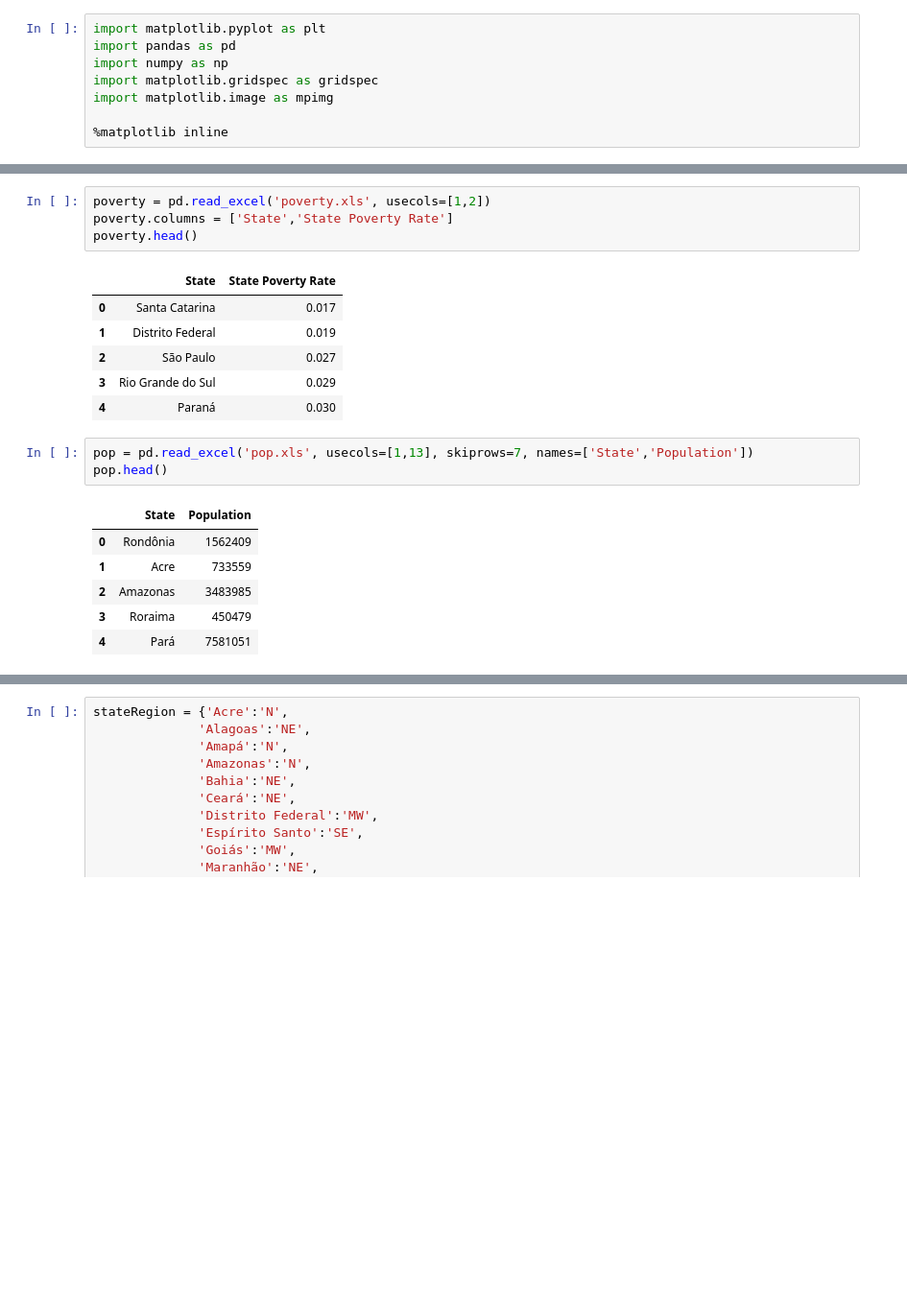
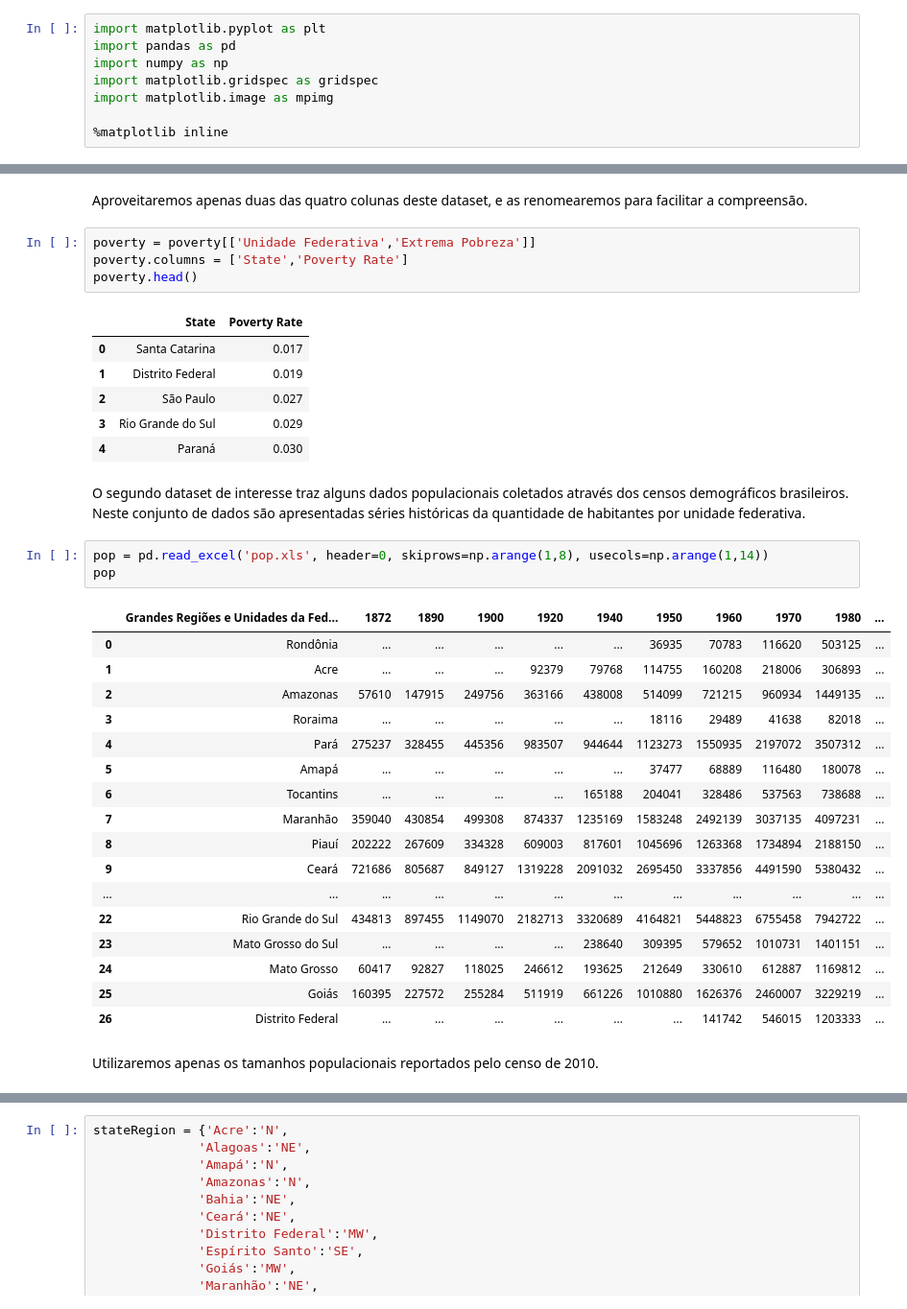
Before and after one commit to vitorp4/Data-Science, a Jupyter notebook: Visualização (Economia)/Visualização (Economia).ipynb, the cells around one changed output, grey strips where cells are left out. Shown at 96% size. Cells and saved outputs as stored; diff of their text form; blank space fills up the shorter version.

```diff
--- a/Visualização (Economia)/Visualização (Economia).ipynb
+++ b/Visualização (Economia)/Visualização (Economia).ipynb
@@ -11,21 +37,38 @@ import matplotlib.image as mpimg
+# %% [markdown]
+Aproveitaremos apenas duas das quatro colunas deste dataset, e as renomearemos para facilitar a compreensão.
 # %%
-poverty = pd.read_excel('poverty.xls', usecols=[1,2])
-poverty.columns = ['State','State Poverty Rate']
+poverty = poverty[['Unidade Federativa','Extrema Pobreza']]
+poverty.columns = ['State','Poverty Rate']
 poverty.head()
 # %% [output]
-|  | State | State Poverty Rate |
+|  | State | Poverty Rate |
 | 0 | Santa Catarina | 0.017 |
 | 1 | Distrito Federal | 0.019 |
 | 2 | São Paulo | 0.027 |
 | 3 | Rio Grande do Sul | 0.029 |
 | 4 | Paraná | 0.030 |
+# %% [markdown]
+O segundo dataset de interesse traz alguns dados populacionais coletados através dos censos demográficos brasileiros. Neste conjunto de dados são apresentadas séries históricas da quantidade de habitantes por unidade federativa.
 # %%
-pop = pd.read_excel('pop.xls', usecols=[1,13], skiprows=7, names=['State','Population'])
-pop.head()
+pop = pd.read_excel('pop.xls', header=0, skiprows=np.arange(1,8), usecols=np.arange(1,14))
+pop
 # %% [output]
-|  | State | Population |
-| 0 | Rondônia | 1562409 |
-| 1 | Acre | 733559 |
-| 2 | Amazonas | 3483985 |
-| 3 | Roraima | 450479 |
-| 4 | Pará | 7581051 |
+|  | Grandes Regiões e Unidades da Fed... | 1872 | 1890 | 1900 | 1920 | 1940 | 1950 | 1960 | 1970 | 1980 | ... |
+| 0 | Rondônia | ... | ... | ... | ... | ... | 36935 | 70783 | 116620 | 503125 | ... |
+| 1 | Acre | ... | ... | ... | 92379 | 79768 | 114755 | 160208 | 218006 | 306893 | ... |
+| 2 | Amazonas | 57610 | 147915 | 249756 | 363166 | 438008 | 514099 | 721215 | 960934 | 1449135 | ... |
+| 3 | Roraima | ... | ... | ... | ... | ... | 18116 | 29489 | 41638 | 82018 | ... |
+| 4 | Pará | 275237 | 328455 | 445356 | 983507 | 944644 | 1123273 | 1550935 | 2197072 | 3507312 | ... |
+| 5 | Amapá | ... | ... | ... | ... | ... | 37477 | 68889 | 116480 | 180078 | ... |
+| 6 | Tocantins | ... | ... | ... | ... | 165188 | 204041 | 328486 | 537563 | 738688 | ... |
+| 7 | Maranhão | 359040 | 430854 | 499308 | 874337 | 1235169 | 1583248 | 2492139 | 3037135 | 4097231 | ... |
+| 8 | Piauí | 202222 | 267609 | 334328 | 609003 | 817601 | 1045696 | 1263368 | 1734894 | 2188150 | ... |
+| 9 | Ceará | 721686 | 805687 | 849127 | 1319228 | 2091032 | 2695450 | 3337856 | 4491590 | 5380432 | ... |
+| ... | ... | ... | ... | ... | ... | ... | ... | ... | ... | ... | ... |
+| 22 | Rio Grande do Sul | 434813 | 897455 | 1149070 | 2182713 | 3320689 | 4164821 | 5448823 | 6755458 | 7942722 | ... |
+| 23 | Mato Grosso do Sul | ... | ... | ... | ... | 238640 | 309395 | 579652 | 1010731 | 1401151 | ... |
+| 24 | Mato Grosso | 60417 | 92827 | 118025 | 246612 | 193625 | 212649 | 330610 | 612887 | 1169812 | ... |
+| 25 | Goiás | 160395 | 227572 | 255284 | 511919 | 661226 | 1010880 | 1626376 | 2460007 | 3229219 | ... |
+| 26 | Distrito Federal | ... | ... | ... | ... | ... | ... | 141742 | 546015 | 1203333 | ... |
+# %% [markdown]
+Utilizaremos apenas os tamanhos populacionais reportados pelo censo de 2010.
```
Also changed, not shown: parts of 23 cells of this notebook.
